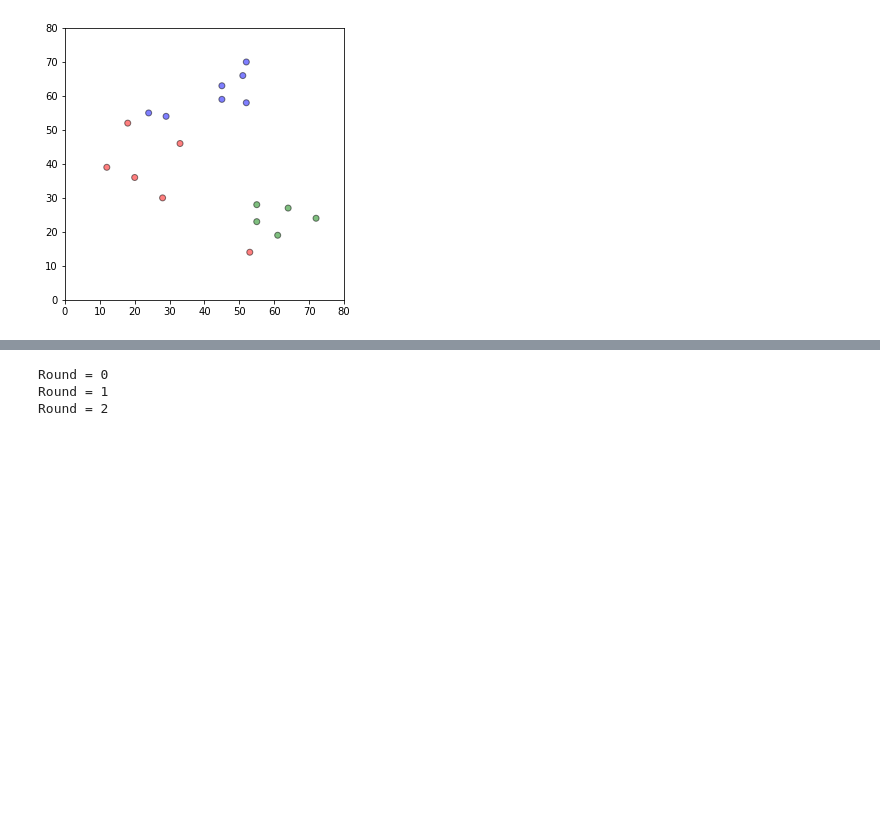
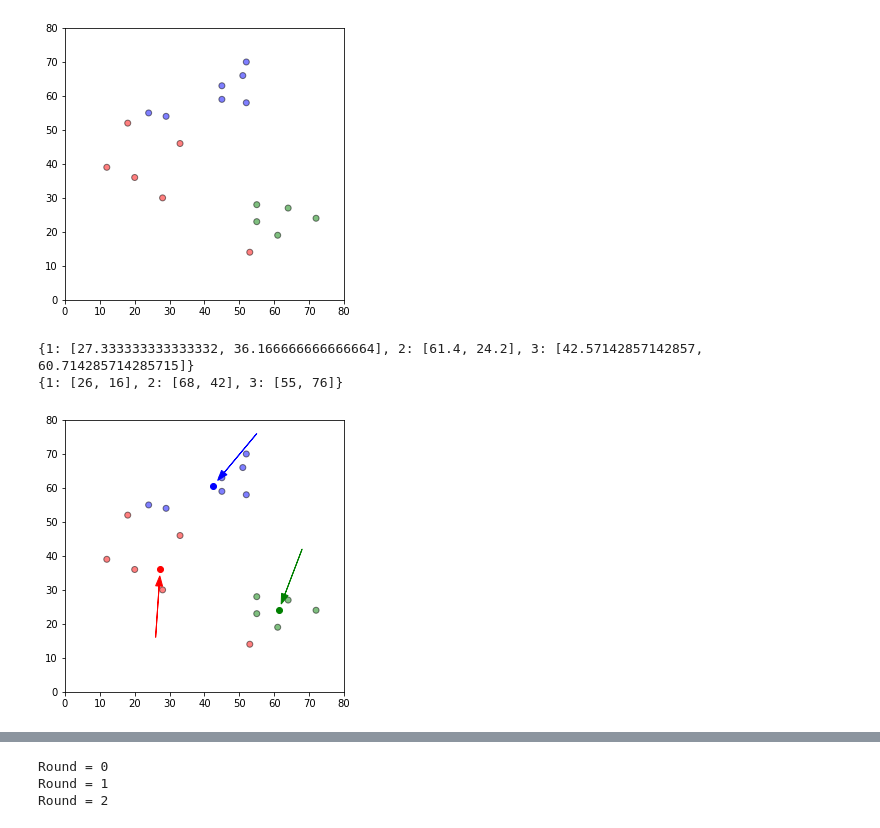
Before and after one commit to jetsql/image-processing, a Jupyter notebook: kmeans.ipynb, the cells around one changed output, grey strips where cells are left out. Saved outputs shown, nothing was run; the diff lists cells and outputs as text; code cells hidden in the pictures; blank space fills up the shorter version.

```diff
--- a/kmeans.ipynb
+++ b/kmeans.ipynb
@@ -67,3 +71,34 @@ plt.show()
 3  18  52        36.878178        50.990195        44.102154        1     r
 4  29  54        38.118237        40.804412        34.058773        3     b
 [figure]
+# %%
+import copy
+old_centroids=copy.deepcopy(centroids)
+
+def update(k):
+    for i in centroids.keys():
+        centroids[i][0]=np.mean(df[df['closest']==i]['x'])
+        centroids[i][1]=np.mean(df[df['closest']==i]['y'])
+    return k
+centroids=update(centroids)
+print(centroids)
+print(old_centroids)
+fig=plt.figure(figsize=(5,5))
+ax=plt.axes()
+plt.scatter(df['x'],df['y'],color=df['color'],alpha=0.5,edgecolors='k')
+
+for i in centroids.keys():
+    plt.scatter(*centroids[i],color=colmap[i])
+plt.xlim(0,80)
+plt.ylim(0,80)
+for i in old_centroids.keys():
+    old_x=old_centroids[i][0]
+    old_y=old_centroids[i][1]
+    dx=(centroids[i][0]-old_centroids[i][0])*0.75
+    dy=(centroids[i][1]-old_centroids[i][1])*0.75
+    ax.arrow(old_x,old_y,dx,dy,head_width=2,head_length=3,fc=colmap[i],ec=colmap[i])
+plt.show()
+# %% [output]
+{1: [27.333333333333332, 36.166666666666664], 2: [61.4, 24.2], 3: [42.57142857142857, 60.714285714285715]}
+{1: [26, 16], 2: [68, 42], 3: [55, 76]}
+[figure, added]
```
Also changed, not shown: parts of 12 cells of this notebook.
